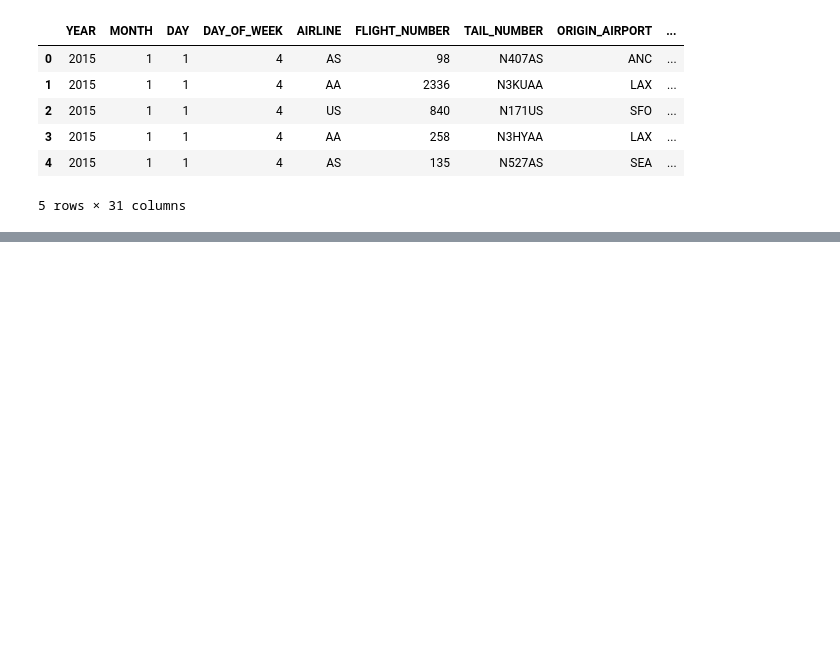
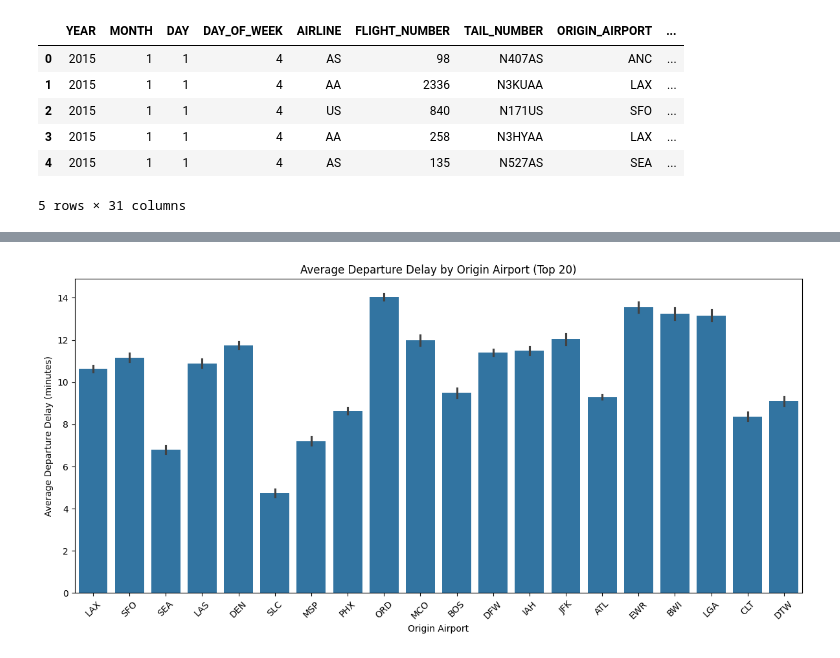
Before and after one commit to jbaxterusd/AAI510-FP-GRP1, a Jupyter notebook: fpd1.0.ipynb, the cells around one changed output, grey strips where cells are left out. Saved outputs shown, nothing was run; the diff lists cells and outputs as text; code cells hidden in the pictures; blank space fills up the shorter version.

```diff
--- a/fpd1.0.ipynb
+++ b/fpd1.0.ipynb
@@ -113,0 +125,13 @@ plt.show()
+# %%
+#inspect most frequent airports for potential outliers
+top_airports = airlinedata['ORIGIN_AIRPORT'].value_counts().index[:20]
+plt.figure(figsize=(12, 6))
+sns.barplot(x='ORIGIN_AIRPORT', y='DEPARTURE_DELAY', data=airlinedata[airlinedata['ORIGIN_AIRPORT'].isin(top_airports)])
+plt.xticks(rotation=45)
+plt.title('Average Departure Delay by Origin Airport (Top 20)')
+plt.xlabel('Origin Airport')
+plt.ylabel('Average Departure Delay (minutes)')
+plt.tight_layout()
+plt.show()
+# %% [output]
+[figure, added]
```
Also changed, not shown: parts of 14 cells of this notebook.
